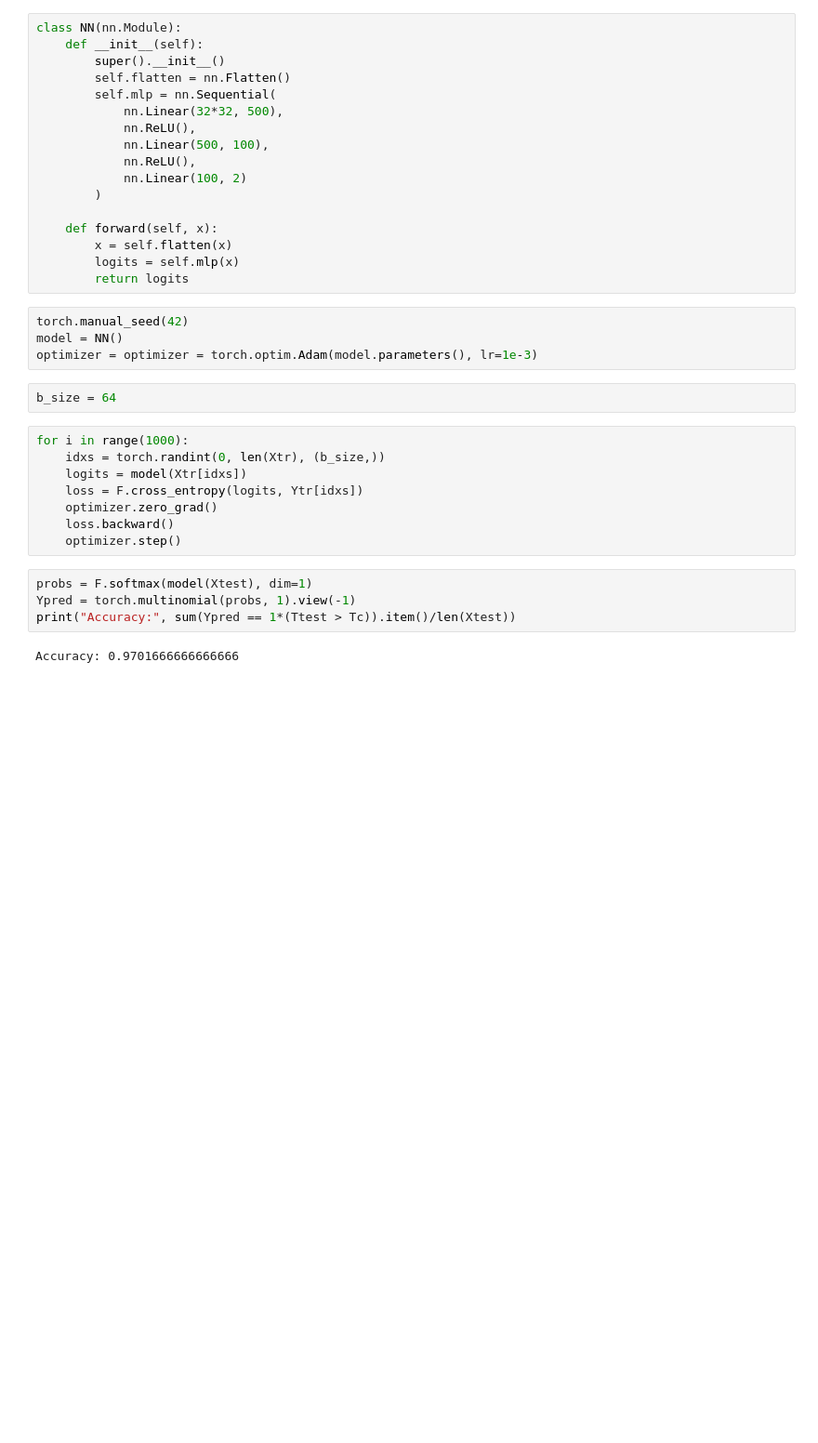
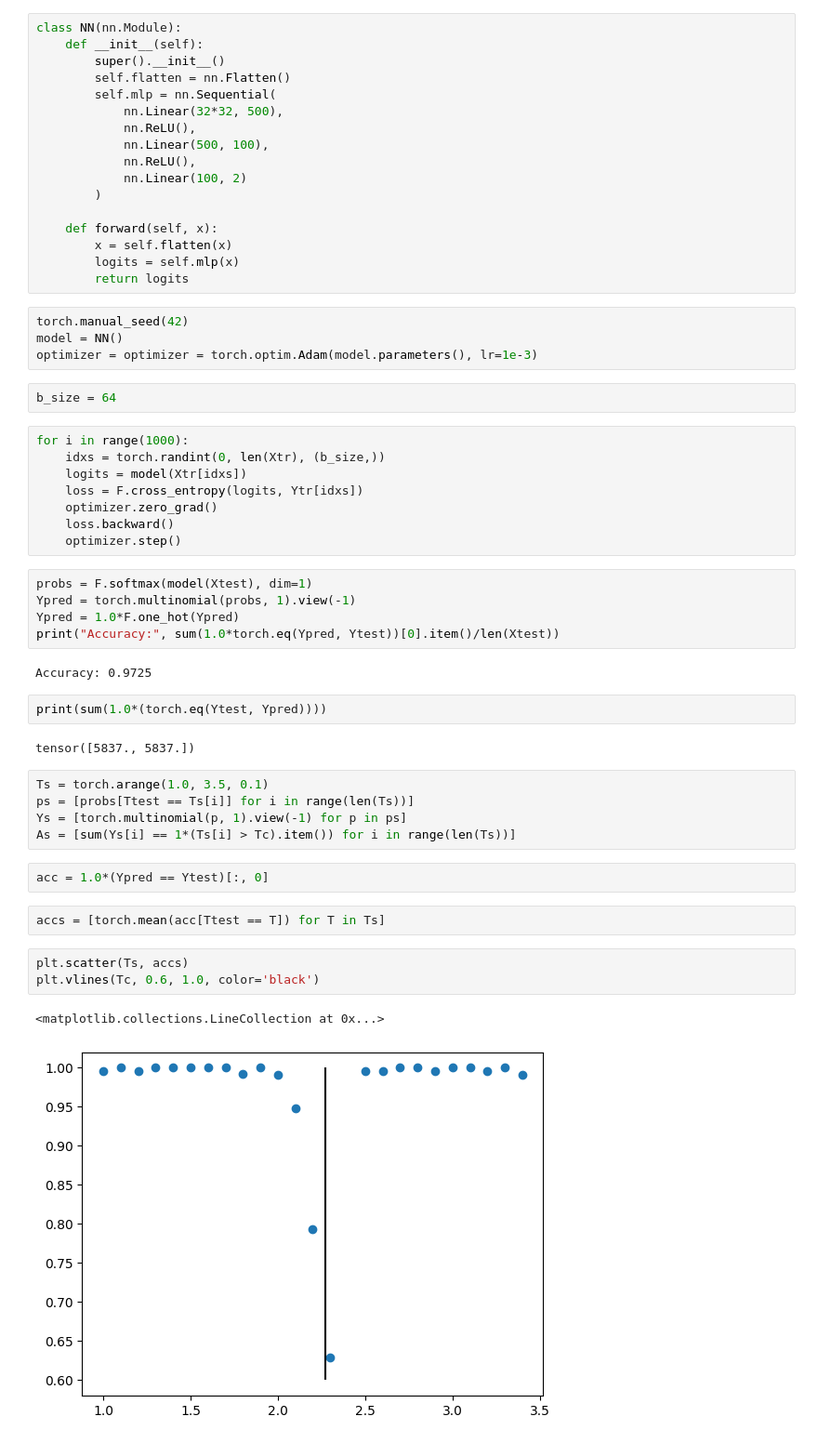
Before and after one commit to markuspirke/deeplearning-physics-book, a Jupyter notebook: python/chapter7/7-1.ipynb, the cells around one changed output. Shown at 93% size. Cells and saved outputs as stored; diff of their text form; blank space fills up the shorter version.

```diff
--- a/python/chapter7/7-1.ipynb
+++ b/python/chapter7/7-1.ipynb
@@ -86,6 +86,26 @@ for i in range(1000):
 # %%
 probs = F.softmax(model(Xtest), dim=1)
 Ypred = torch.multinomial(probs, 1).view(-1)
-print("Accuracy:", sum(Ypred == 1*(Ttest > Tc)).item()/len(Xtest))
+Ypred = 1.0*F.one_hot(Ypred)
+print("Accuracy:", sum(1.0*torch.eq(Ypred, Ytest))[0].item()/len(Xtest))
 # %% [output]
-Accuracy: 0.9701666666666666
+Accuracy: 0.9725
+# %%
+print(sum(1.0*(torch.eq(Ytest, Ypred))))
+# %% [output]
+tensor([5837., 5837.])
+# %%
+Ts = torch.arange(1.0, 3.5, 0.1)
+ps = [probs[Ttest == Ts[i]] for i in range(len(Ts))]
+Ys = [torch.multinomial(p, 1).view(-1) for p in ps]
+As = [sum(Ys[i] == 1*(Ts[i] > Tc).item()) for i in range(len(Ts))]
+# %%
+acc = 1.0*(Ypred == Ytest)[:, 0]
+# %%
+accs = [torch.mean(acc[Ttest == T]) for T in Ts]
+# %%
+plt.scatter(Ts, accs)
+plt.vlines(Tc, 0.6, 1.0, color='black')
+# %% [output]
+<matplotlib.collections.LineCollection at 0x...>
+[figure, added]
```
